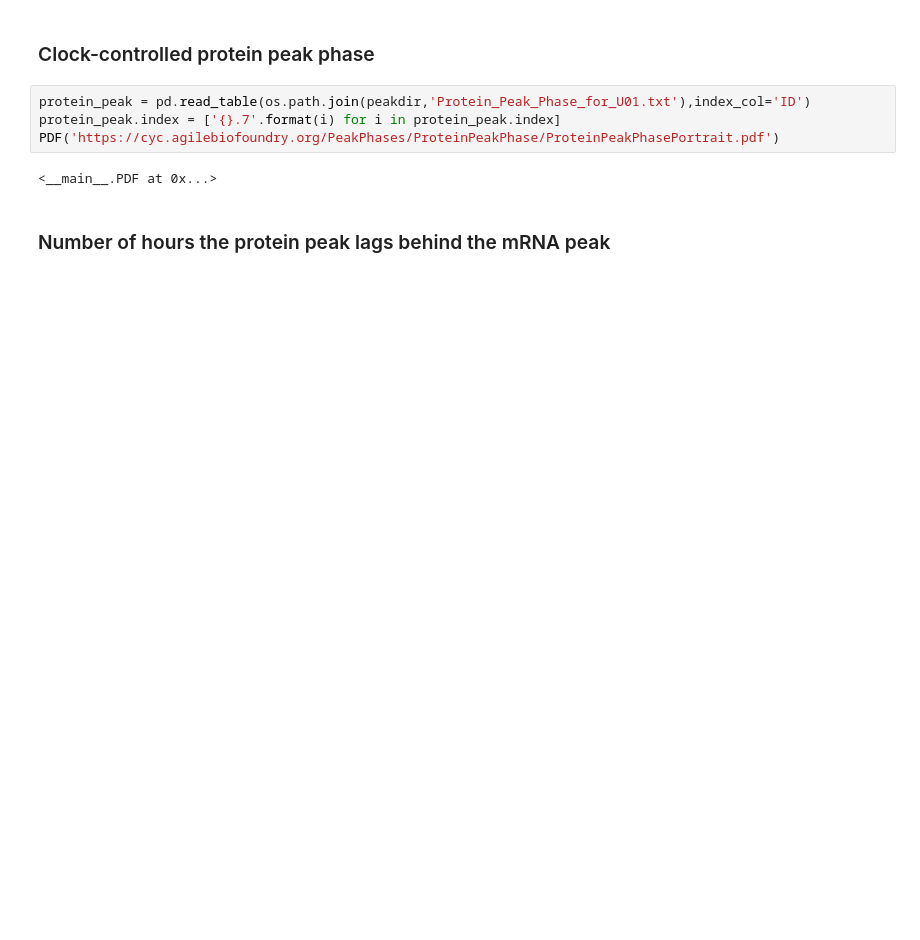
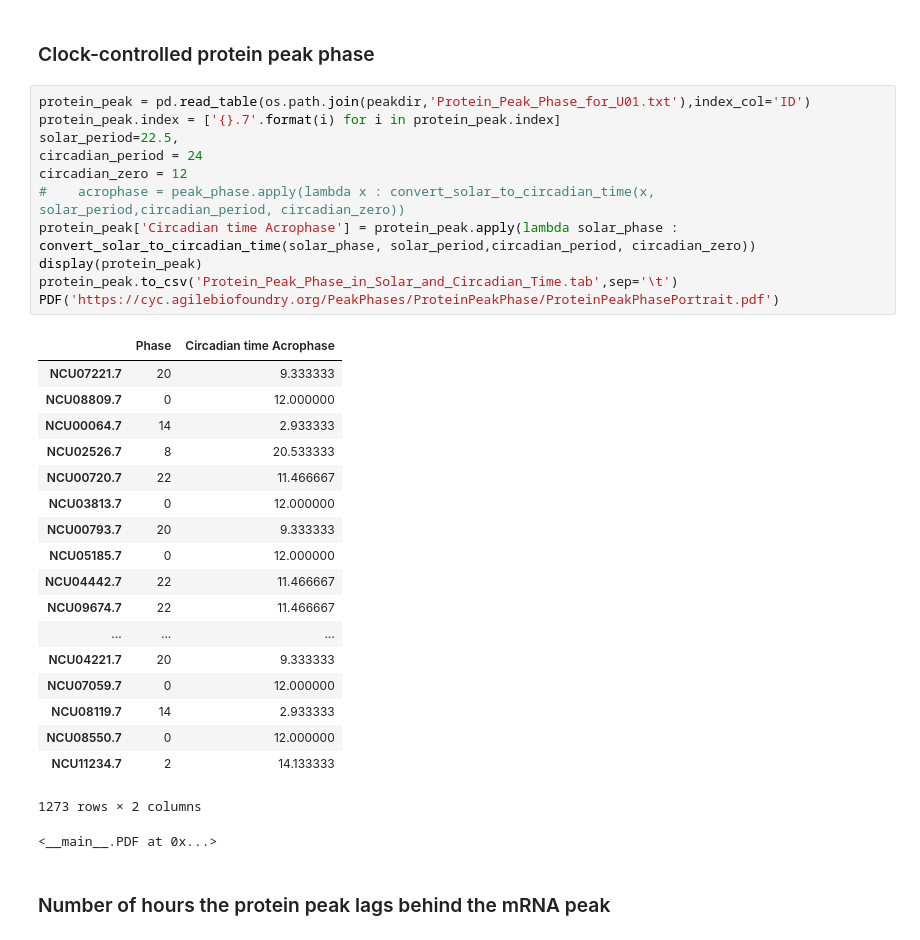
Before and after one commit to djinnome/PeakPhases, a Jupyter notebook: PeakPhaseAnalysis.ipynb, the cells around one changed output. Drawn from its saved outputs; the diff is of its cells as text; blank space fills up the shorter version.

```diff
--- a/PeakPhaseAnalysis.ipynb
+++ b/PeakPhaseAnalysis.ipynb
@@ -174,9 +199,34 @@ PDF('https://cyc.agilebiofoundry.org/PeakPhases/RNAPeakPhase/RNAPeakPhasePortrai
 # %%
 protein_peak = pd.read_table(os.path.join(peakdir,'Protein_Peak_Phase_for_U01.txt'),index_col='ID')
 protein_peak.index = ['{}.7'.format(i) for i in protein_peak.index]
+solar_period=22.5,
+circadian_period = 24
+circadian_zero = 12
+#    acrophase = peak_phase.apply(lambda x : convert_solar_to_circadian_time(x, solar_period,circadian_period, circadian_zero))
+protein_peak['Circadian time Acrophase'] = protein_peak.apply(lambda solar_phase : convert_solar_to_circadian_time(solar_phase, solar_period,circadian_period, circadian_zero))
+display(protein_peak)
+protein_peak.to_csv('Protein_Peak_Phase_in_Solar_and_Circadian_Time.tab',sep='\t')
 PDF('https://cyc.agilebiofoundry.org/PeakPhases/ProteinPeakPhase/ProteinPeakPhasePortrait.pdf')
 # %% [output]
+|  | Phase | Circadian time Acrophase |
+| NCU07221.7 | 20 | 9.333333 |
+| NCU08809.7 | 0 | 12.000000 |
+| NCU00064.7 | 14 | 2.933333 |
+| NCU02526.7 | 8 | 20.533333 |
+| NCU00720.7 | 22 | 11.466667 |
+| NCU03813.7 | 0 | 12.000000 |
+| NCU00793.7 | 20 | 9.333333 |
+| NCU05185.7 | 0 | 12.000000 |
+| NCU04442.7 | 22 | 11.466667 |
+| NCU09674.7 | 22 | 11.466667 |
+| ... | ... | ... |
+| NCU04221.7 | 20 | 9.333333 |
+| NCU07059.7 | 0 | 12.000000 |
+| NCU08119.7 | 14 | 2.933333 |
+| NCU08550.7 | 0 | 12.000000 |
+| NCU11234.7 | 2 | 14.133333 |
-<__main__.PDF at 0x...>
+1273 rows × 2 columns
+<__main__.PDF at 0x...>
 # %% [markdown]
 ### Number of hours the protein peak lags behind the mRNA peak
 # %%
```
Also changed, not shown: parts of 7 cells of this notebook, 3 other files.
